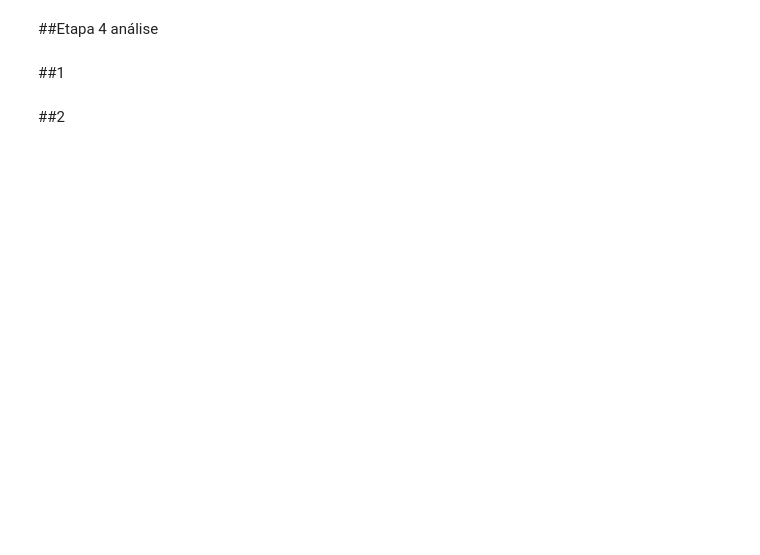
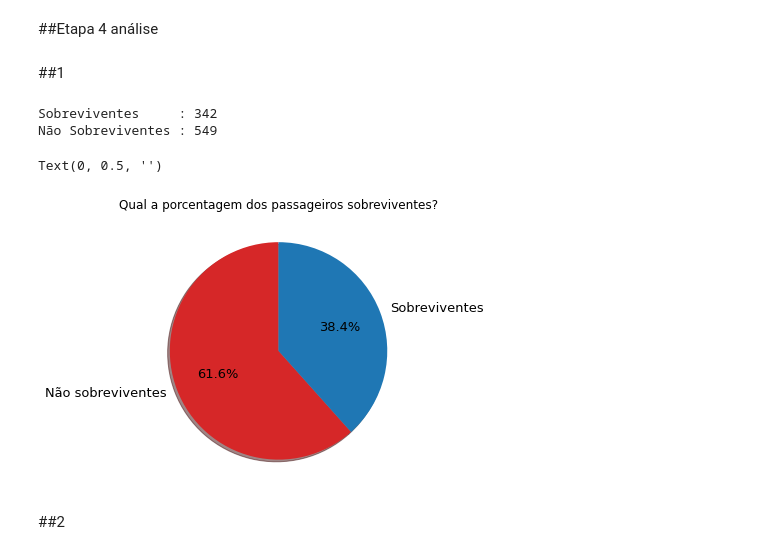
Before and after one commit to PauloSergio0510/cdd_embraer_titanic, a Jupyter notebook: titanic.ipynb, the cells around one changed output. Cells and saved outputs as stored; diff of their text form; code cells hidden in the pictures; blank space fills up the shorter version.

```diff
--- a/titanic.ipynb
+++ b/titanic.ipynb
@@ -13,5 +14,6 @@ import matplotlib.pyplot as plt
 ### Etapa 2
 Ler arquivo CSV e mostra o inicio da tabela
 # %%
-titanic = pd.read_csv("train.csv")
-titanic.head()
+dadostraincsv = pd.read_csv("train.csv")
+dadostestcsv = pd.read_csv("test.csv")
+dadostraincsv.head()
@@ -40,16 +56,22 @@ análise
 # %% [markdown]
 ##1
 # %%
-titanic['Not Survived'] = titanic['Survived'].map({0:1,1:0})
+dadostraincsv['Not Survived'] = dadostraincsv['Survived'].map({0:1,1:0})
 # %%
-print('Sobreviventes     :', titanic['Survived'].value_counts()[1])
-print('Não Sobreviventes :', titanic['Survived'].value_counts()[0])
+print('Sobreviventes     :', dadostraincsv['Survived'].value_counts()[1])
+print('Não Sobreviventes :', dadostraincsv['Survived'].value_counts()[0])
+# %% [output]
+Sobreviventes     : 342
+Não Sobreviventes : 549
 # %%
-titanic['Survived'].value_counts().plot.pie(colors=('tab:red', 'tab:blue'),
+dadostraincsv['Survived'].value_counts().plot.pie(colors=('tab:red', 'tab:blue'),
                                        title='Qual a porcentagem dos passageiros sobreviventes?',
                                        fontsize=13, shadow=True, startangle=90,autopct='%1.1f%%',
                                        labels=('Não sobreviventes','Sobreviventes'),
                                        figsize=(5,5)).set_ylabel('')
+# %% [output]
+Text(0, 0.5, '')
+[figure, added]
 # %% [markdown]
 ##2
 # %%
```
Also changed, not shown: parts of 7 cells of this notebook.
